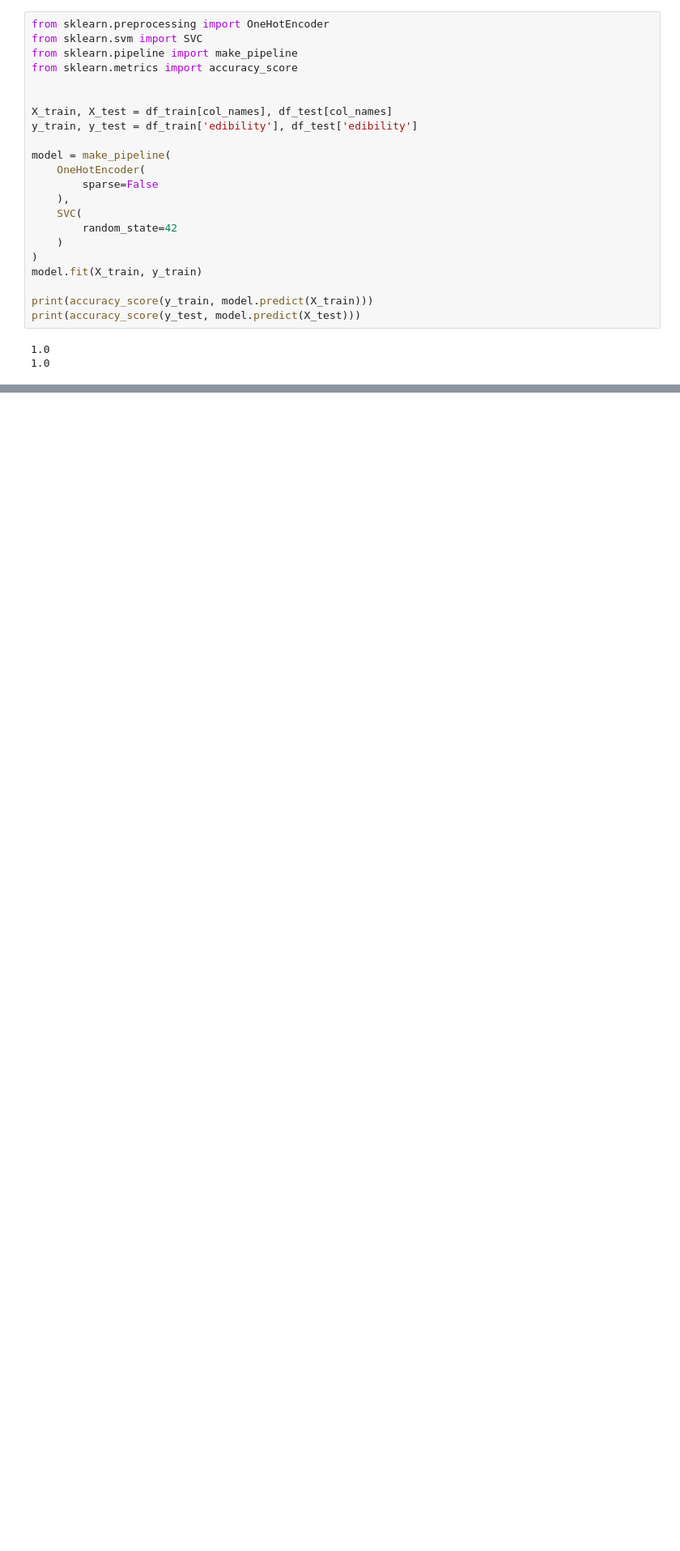
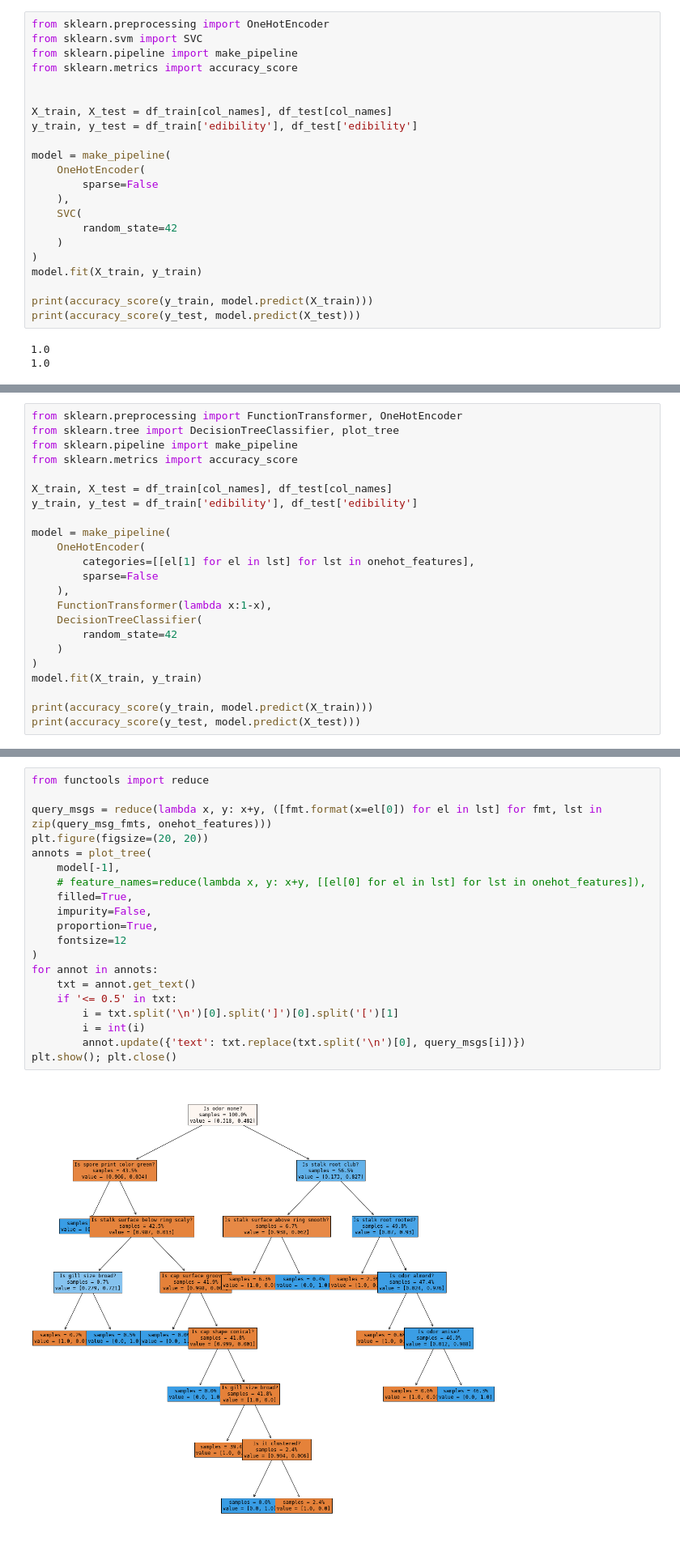
Before and after one commit to sinwall/221117_MLBasic, a Jupyter notebook: byungchang/starter_mushroom.ipynb, the cells around one changed output, grey strips where cells are left out. Shown: that part at 81% size. Cells and saved outputs as stored; diff of their text form; blank space fills up the shorter version.

Commit message:
tree plotted

```diff
--- a/byungchang/starter_mushroom.ipynb
+++ b/byungchang/starter_mushroom.ipynb
@@ -160,0 +267,23 @@ print(accuracy_score(y_test, model.predict(X_test)))
+# %%
+from sklearn.preprocessing import FunctionTransformer, OneHotEncoder
+from sklearn.tree import DecisionTreeClassifier, plot_tree
+from sklearn.pipeline import make_pipeline
+from sklearn.metrics import accuracy_score
+
+X_train, X_test = df_train[col_names], df_test[col_names]
+y_train, y_test = df_train['edibility'], df_test['edibility']
+
+model = make_pipeline(
+    OneHotEncoder(
+        categories=[[el[1] for el in lst] for lst in onehot_features],
+        sparse=False
+    ),
+    FunctionTransformer(lambda x:1-x),
+    DecisionTreeClassifier(
+        random_state=42
+    )
+)
+model.fit(X_train, y_train)
+
+print(accuracy_score(y_train, model.predict(X_train)))
+print(accuracy_score(y_test, model.predict(X_test)))
@@ -160,0 +293,22 @@ print(accuracy_score(y_test, model.predict(X_test)))
+# %%
+from functools import reduce
+
+query_msgs = reduce(lambda x, y: x+y, ([fmt.format(x=el[0]) for el in lst] for fmt, lst in zip(query_msg_fmts, onehot_features)))
+plt.figure(figsize=(20, 20))
+annots = plot_tree(
+    model[-1],
+    # feature_names=reduce(lambda x, y: x+y, [[el[0] for el in lst] for lst in onehot_features]),
+    filled=True,
+    impurity=False,
+    proportion=True,
+    fontsize=12
+)
+for annot in annots:
+    txt = annot.get_text()
+    if '<= 0.5' in txt:
+        i = txt.split('\n')[0].split(']')[0].split('[')[1]
+        i = int(i)
+        annot.update({'text': txt.replace(txt.split('\n')[0], query_msgs[i])})
+plt.show(); plt.close()
+# %% [output]
+[figure, added]
```
Also changed, not shown: parts of 5 cells of this notebook.
